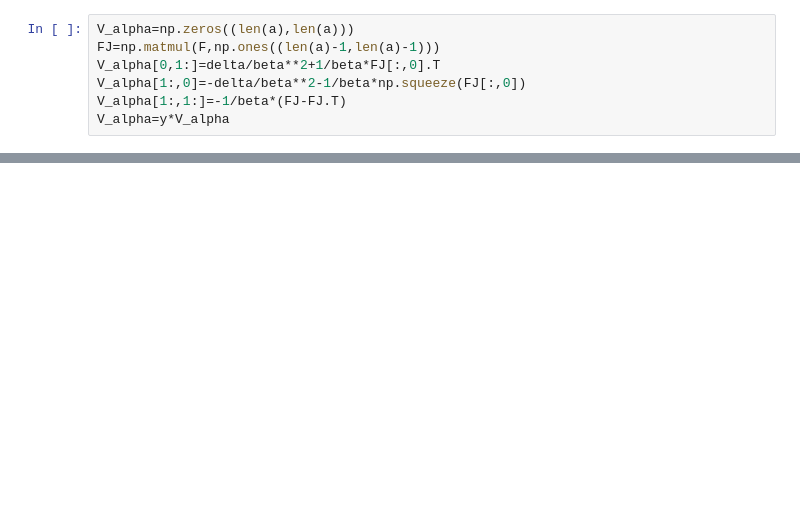
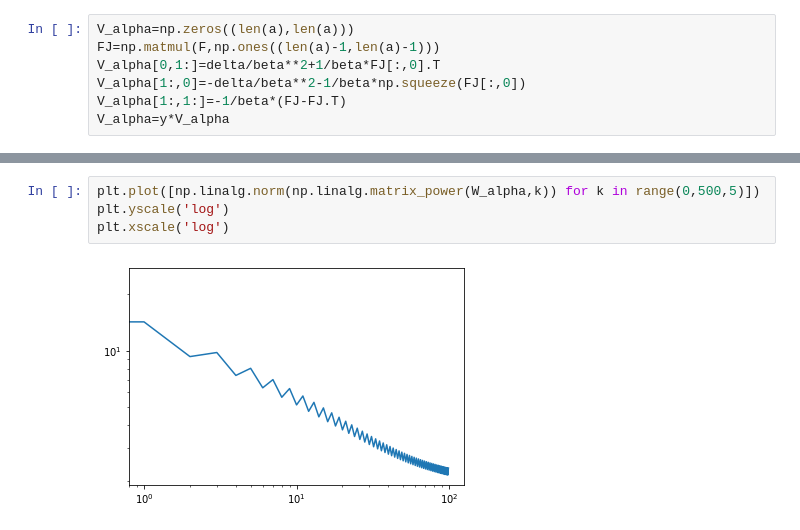
Before and after one commit to YPFoerster/pattern_walker, a Jupyter notebook: perron_complement_test.ipynb, the cells around one changed output, grey strips where cells are left out. Cells and saved outputs as stored; diff of their text form; blank space fills up the shorter version.

```diff
--- a/perron_complement_test.ipynb
+++ b/perron_complement_test.ipynb
@@ -132,0 +171,6 @@ print(np.sum(np.where(div_array<np.inf,div_array,0)))
+# %%
+plt.plot([np.linalg.norm(np.linalg.matrix_power(W_alpha,k)) for k in range(0,500,5)])
+plt.yscale('log')
+plt.xscale('log')
+# %% [output]
+[figure, added]
```
Also changed, not shown: parts of 15 cells of this notebook.
